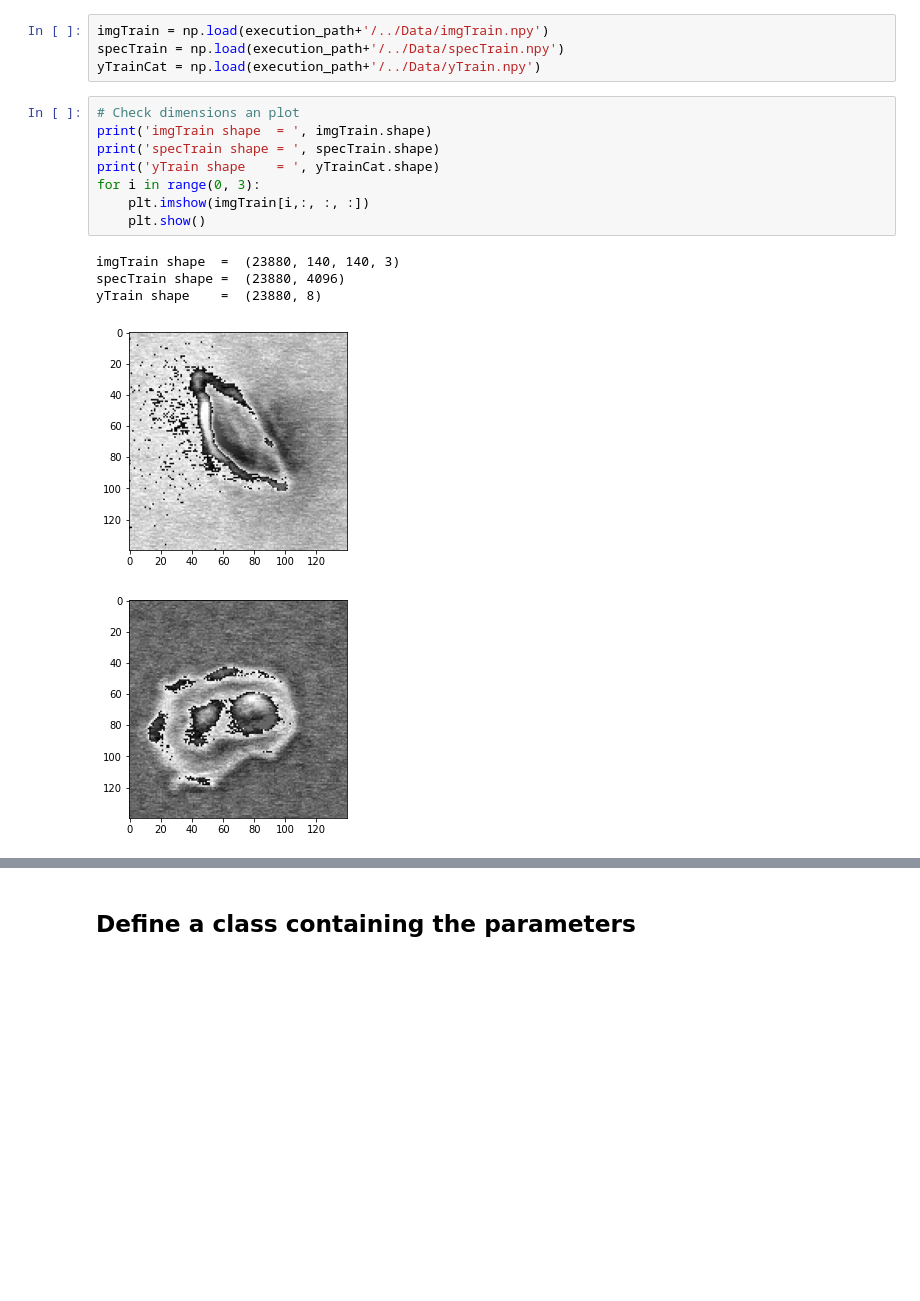
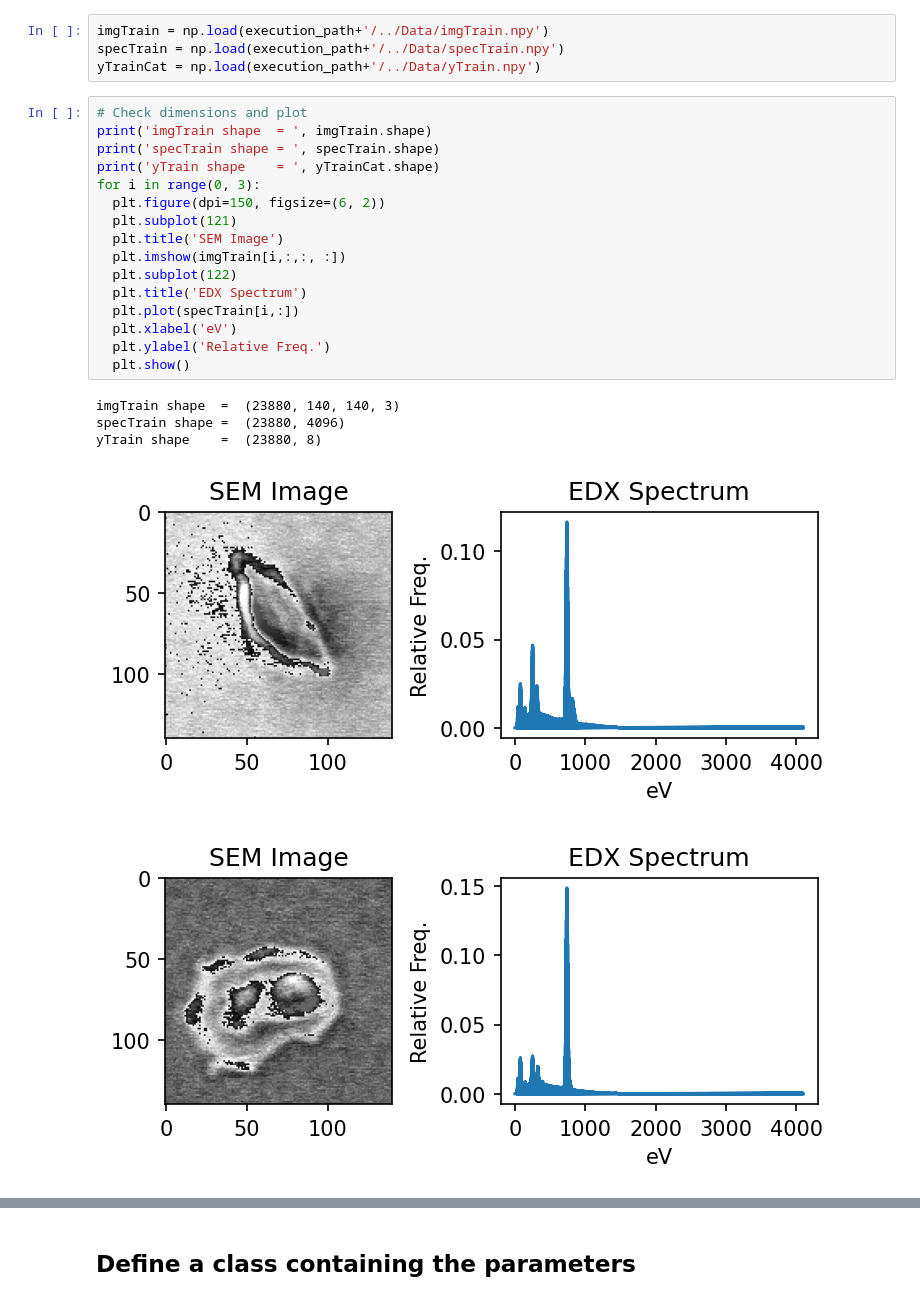
Before and after one commit to adbonzanini/ML-for-plasmas, a Jupyter notebook: Defect_Classification/Defect_Classification_CNN.ipynb, the cells around one changed output, grey strips where cells are left out. Drawn from its saved outputs; the diff is of its cells as text; blank space fills up the shorter version.

Commit message:
Modifications regarding figure resolutions and code description/comments

```diff
--- a/Defect_Classification/Defect_Classification_CNN.ipynb
+++ b/Defect_Classification/Defect_Classification_CNN.ipynb
@@ -32,16 +32,24 @@ imgTrain = np.load(execution_path+'/../Data/imgTrain.npy')
 specTrain = np.load(execution_path+'/../Data/specTrain.npy')
 yTrainCat = np.load(execution_path+'/../Data/yTrain.npy')
 # %%
-# Check dimensions an plot
+# Check dimensions and plot
 print('imgTrain shape  = ', imgTrain.shape)
 print('specTrain shape = ', specTrain.shape)
 print('yTrain shape    = ', yTrainCat.shape)
 for i in range(0, 3):
-    plt.imshow(imgTrain[i,:, :, :])
-    plt.show()
+  plt.figure(dpi=150, figsize=(6, 2))
+  plt.subplot(121)
+  plt.title('SEM Image')
+  plt.imshow(imgTrain[i,:,:, :])
+  plt.subplot(122)
+  plt.title('EDX Spectrum')
+  plt.plot(specTrain[i,:])
+  plt.xlabel('eV')
+  plt.ylabel('Relative Freq.')
+  plt.show()
 # %% [output]
 imgTrain shape  =  (23880, 140, 140, 3)
 specTrain shape =  (23880, 4096)
 yTrain shape    =  (23880, 8)
-[figure, old version]
+[figure, new version]
-[figure, old version]
+[figure, new version]
```
Also changed, not shown: parts of 6 cells of this notebook, 6 other files.
